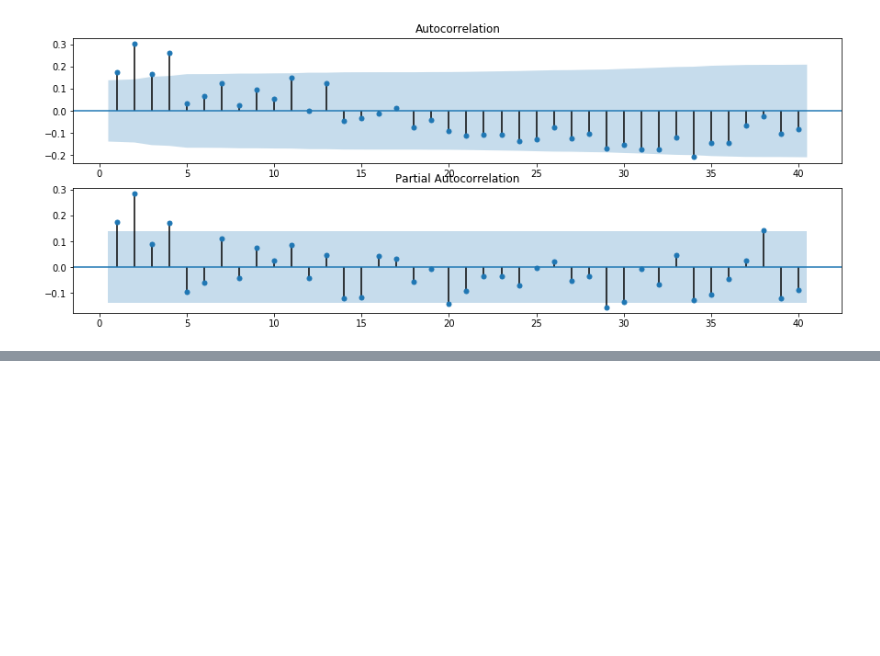
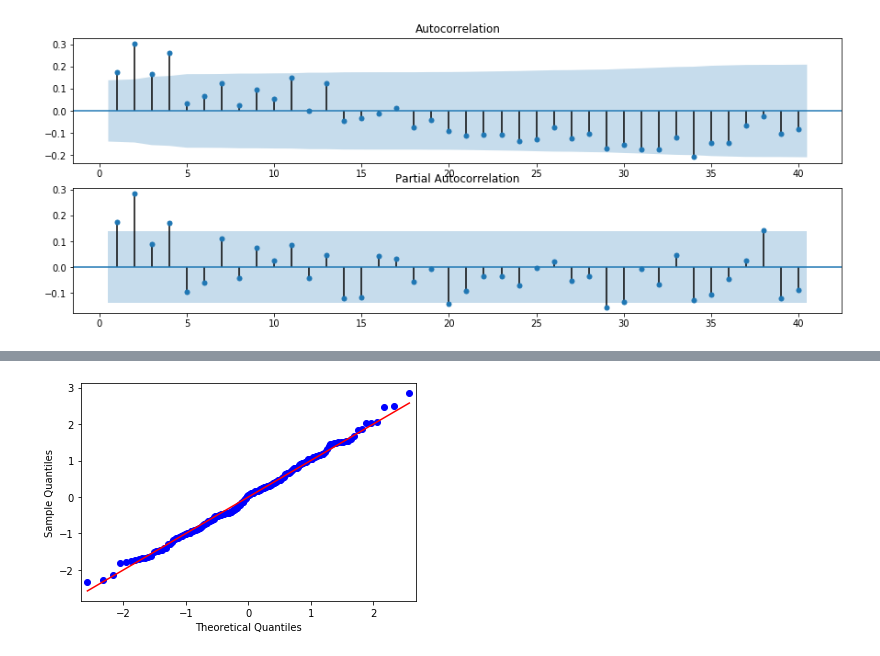
Before and after one commit to GMizuno/analise_de_dados, a Jupyter notebook: Series Temporais/Series Temporais parte 1.ipynb, the cells around one changed output, grey strips where cells are left out. Saved outputs shown, nothing was run; the diff lists cells and outputs as text; code cells hidden in the pictures; blank space fills up the shorter version.

```diff
--- a/Series Temporais/Series Temporais parte 1.ipynb
+++ b/Series Temporais/Series Temporais parte 1.ipynb
@@ -122,0 +133,4 @@ fig = plot_pacf(residuo, lags=40, zero=False, ax=ax2)
+# %%
+fig = sm.qqplot(residpad, scipy.stats.norm, fit=True, line='s')
+# %% [output]
+[figure, added]
```
Also changed, not shown: parts of 14 cells of this notebook, 9 other files.
